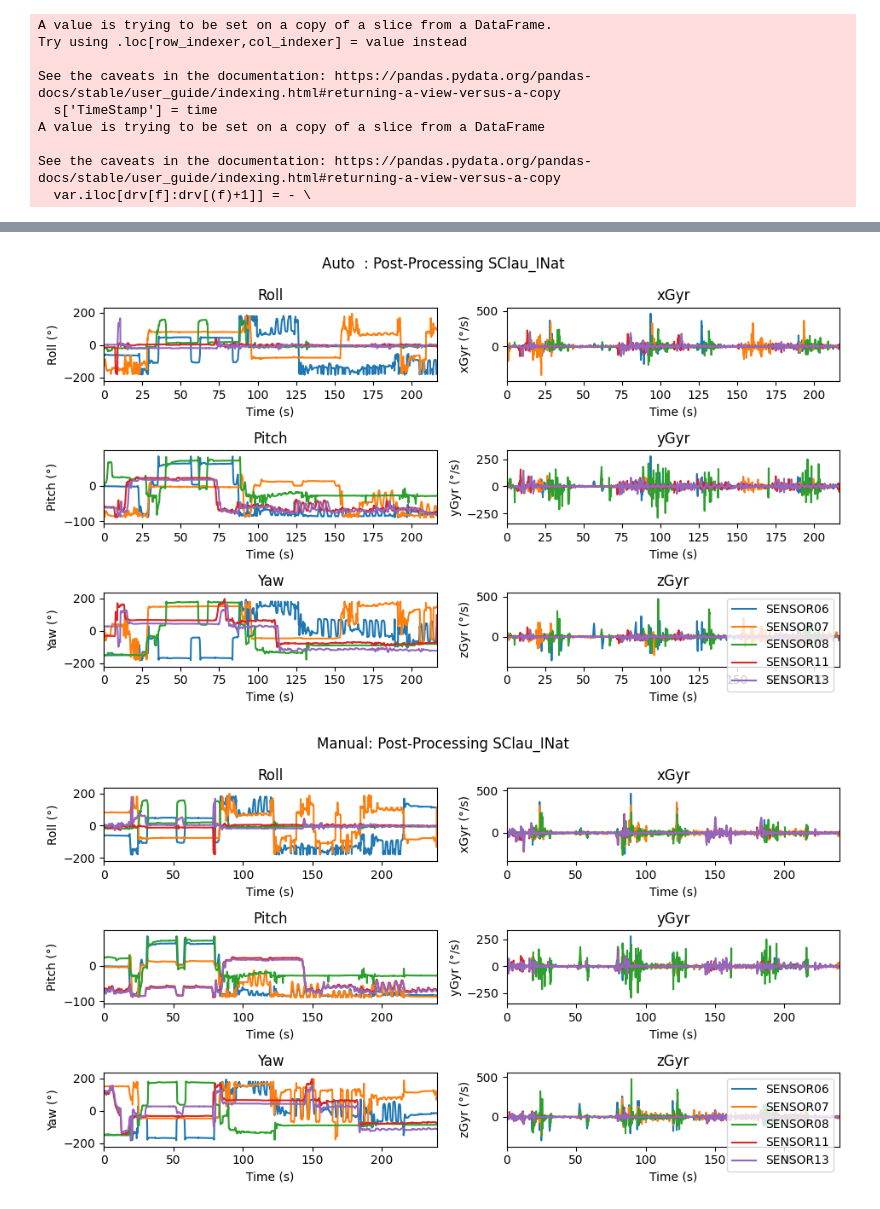
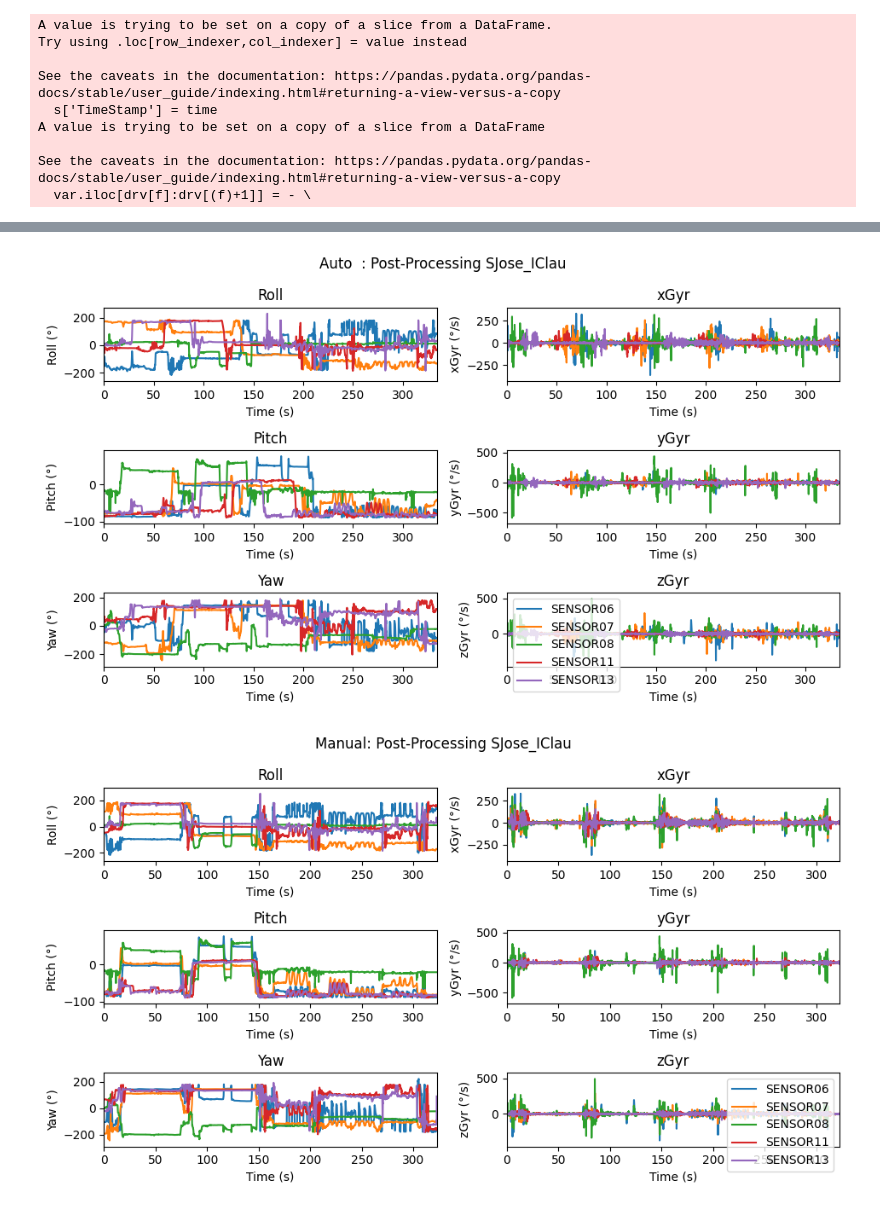
Before and after one commit to TEC-CIMB/SAM-Processing, a Jupyter notebook: Manual_Sync.ipynb, the cells around one changed output, grey strips where cells are left out. Cells and saved outputs as stored; diff of their text form; code cells hidden in the pictures.

Commit message:
plot aparte

```diff
--- a/Manual_Sync.ipynb
+++ b/Manual_Sync.ipynb
@@ -4,7 +4,7 @@ from Load_Files import Load_Files
 from Processing import Change_Range, Plot_Data, Resample, Same_size, Set_Data, Syncronize,timeMove, Plot_Ang
 import copy
 # %%
-test= 'SClau_INat'
+test= 'SJose_IClau'
 dia = 'Dia_1'
 leg= 'r'
 dir= "./2022_10_18/"+dia+'/'+test+'/'
@@ -21,7 +21,7 @@ data= Resample(data,200)
 data_a = copy.deepcopy(data)
 data_m = copy.deepcopy(data)
 
-data_a= Syncronize(data)
+data_a= Syncronize(data_a)
 n = list(data_m.keys())
 s_i= {
     'SJose_IClau':[[-117.9,-111.385,0,-100.577,-36.335],[-14,-20,-23,-6,0]],
@@ -56,7 +56,6 @@ ang_knee = Angles_Knee(data_m['SENSOR07'], data_m['SENSOR06'], leg)
 ang_ankle= Angles_Ankle(data_m['SENSOR06'], data_m['SENSOR08'], leg)
 
 time= data_m['SENSOR13']['TimeStamp']
-Plot_Ang(test, time, ang_ankle, ang_knee, ang_hip)
 # %% [output]
 A value is trying to be set on a copy of a slice from a DataFrame.
 Try using .loc[row_indexer,col_indexer] = value instead
@@ -71,2 +70,2 @@ See the caveats in the documentation: https://pandas.pydata.org/pandas-docs/stab
-[figure, old version]
+[figure, new version]
-[figure, old version]
+[figure, new version]
```
Also changed, not shown: parts of 2 cells of this notebook.
